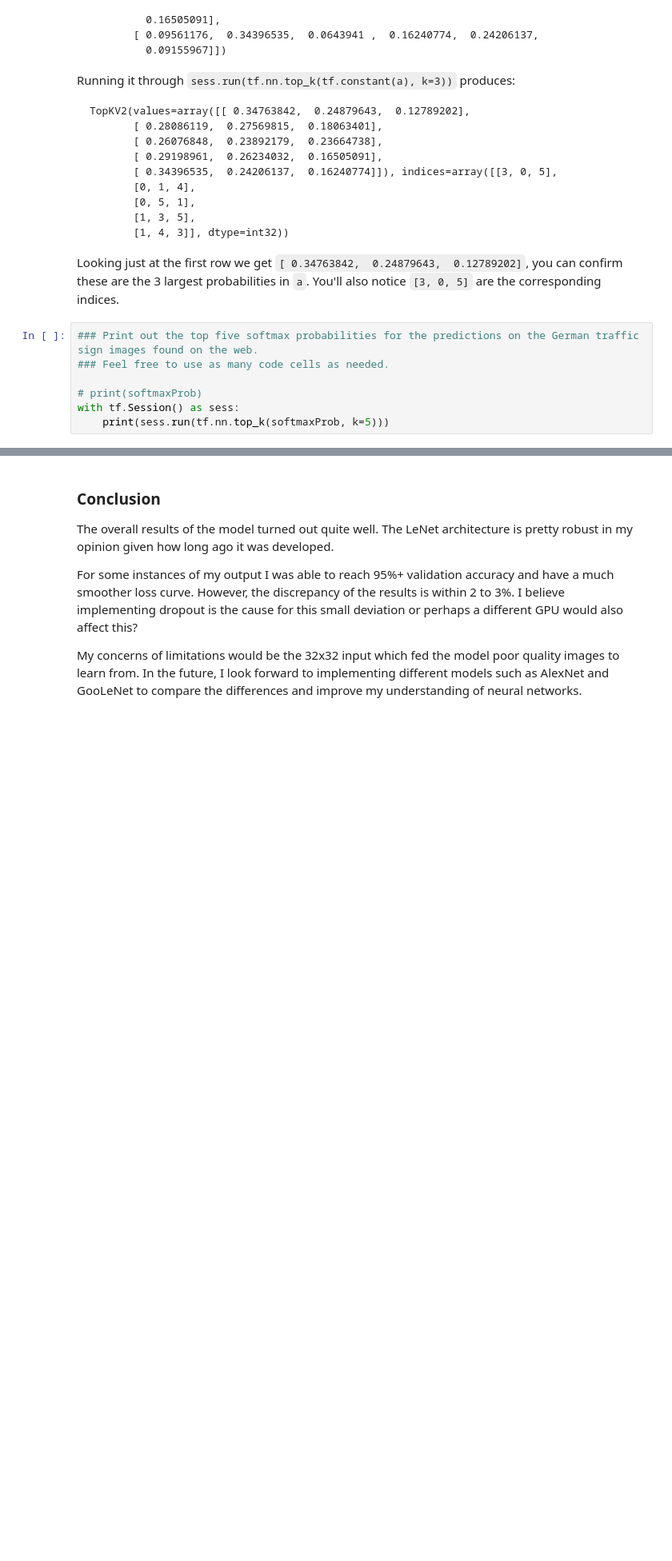
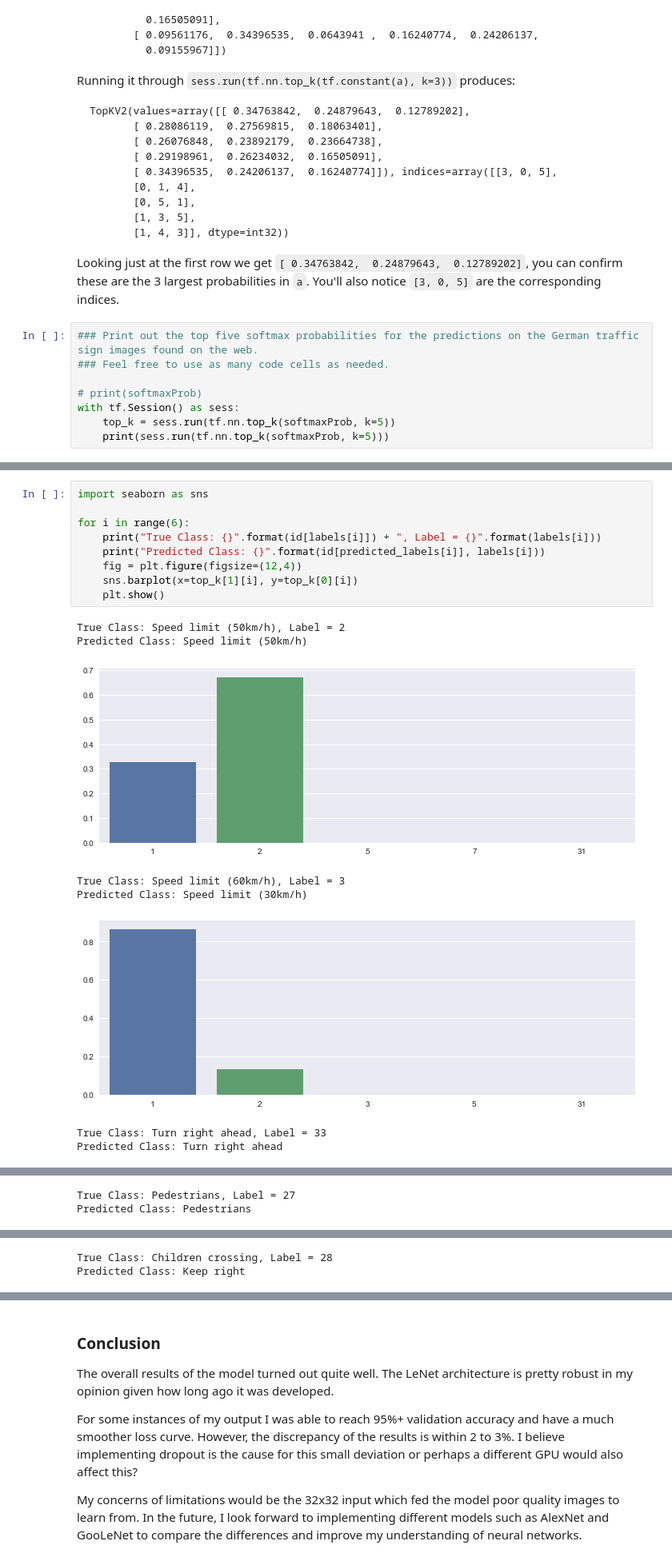
Before and after one commit to atlas604/traffic-sign-classifier, a Jupyter notebook: Traffic_Sign_Classifier.ipynb, the cells around one changed output, grey strips where cells are left out. Shown at 80% size. Drawn from its saved outputs; the diff is of its cells as text; blank space fills up the shorter version.

```diff
--- a/Traffic_Sign_Classifier.ipynb
+++ b/Traffic_Sign_Classifier.ipynb
@@ -554,5 +569,6 @@ Looking just at the first row we get `[ 0.34763842,  0.24879643,  0.12789202]`,
 
 # print(softmaxProb)
 with tf.Session() as sess:
+    top_k = sess.run(tf.nn.top_k(softmaxProb, k=5))
     print(sess.run(tf.nn.top_k(softmaxProb, k=5)))
 # %% [output]
@@ -575,0 +592,18 @@ TopKV2(values=array([[  8.14196527e-01,   1.85655549e-01,   9.28069639e-05,
+# %%
+import seaborn as sns
+
+for i in range(6):
+    print("True Class: {}".format(id[labels[i]]) + ", Label = {}".format(labels[i]))
+    print("Predicted Class: {}".format(id[predicted_labels[i]], labels[i]))
+    fig = plt.figure(figsize=(12,4))
+    sns.barplot(x=top_k[1][i], y=top_k[0][i])
+    plt.show()
+# %% [output]
+True Class: Speed limit (50km/h), Label = 2
+Predicted Class: Speed limit (50km/h)
+[figure, added]
+True Class: Speed limit (60km/h), Label = 3
+Predicted Class: Speed limit (30km/h)
+[figure, added]
+True Class: Turn right ahead, Label = 33
+Predicted Class: Turn right ahead
@@ -575,0 +611,2 @@ TopKV2(values=array([[  8.14196527e-01,   1.85655549e-01,   9.28069639e-05,
+True Class: Pedestrians, Label = 27
+Predicted Class: Pedestrians
@@ -575,0 +614,2 @@ TopKV2(values=array([[  8.14196527e-01,   1.85655549e-01,   9.28069639e-05,
+True Class: Children crossing, Label = 28
+Predicted Class: Keep right
```
Also changed, not shown: parts of 10 cells of this notebook.
